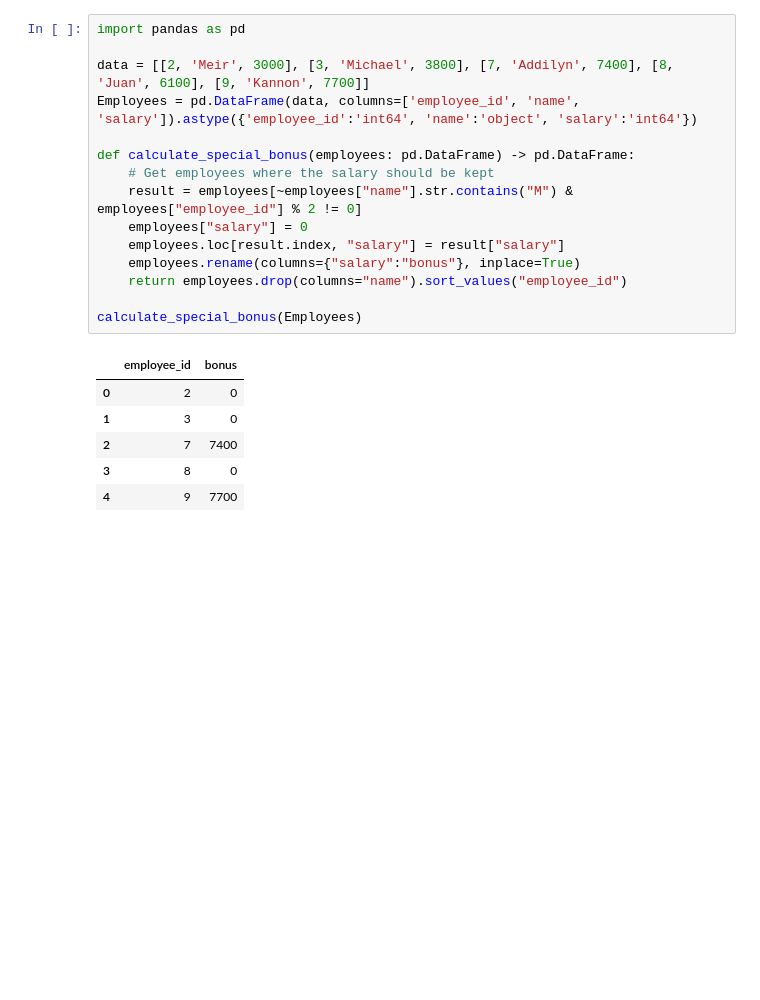
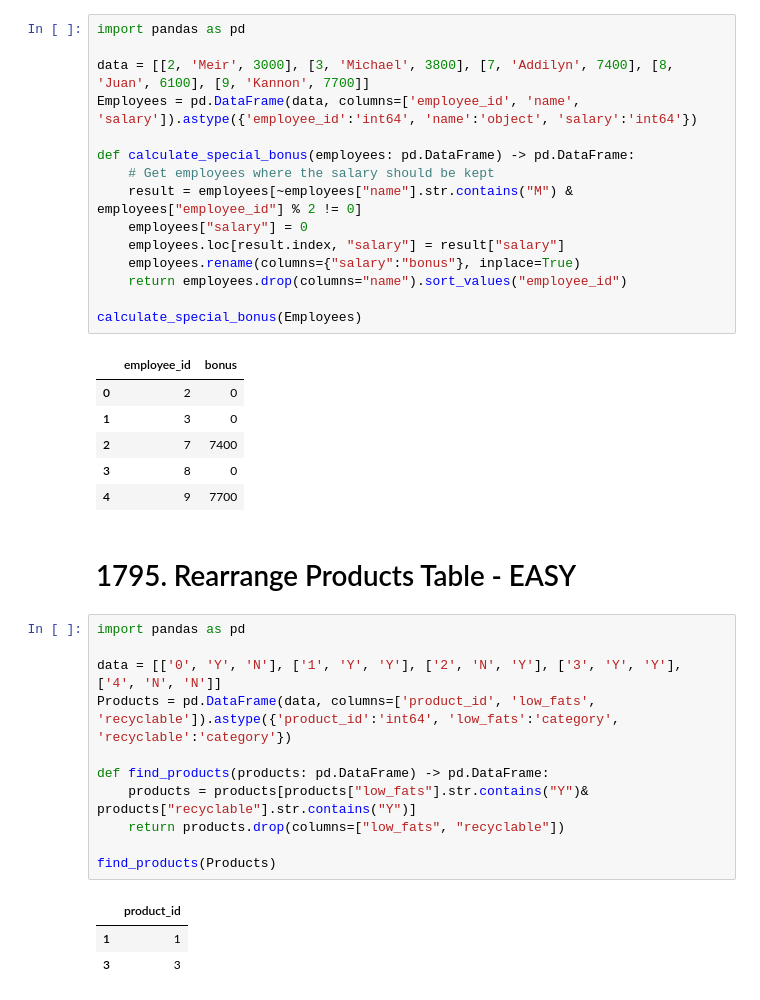
Before and after one commit to d3nnis2001/LeetCode, a Jupyter notebook: august2023.ipynb, the cells around one changed output. Saved outputs shown, nothing was run; the diff lists cells and outputs as text; blank space fills up the shorter version.

```diff
--- a/august2023.ipynb
+++ b/august2023.ipynb
@@ -1327,3 +1327,20 @@ calculate_special_bonus(Employees)
 | 2 | 7 | 7400 |
 | 3 | 8 | 0 |
 | 4 | 9 | 7700 |
+# %% [markdown]
+# 1795. Rearrange Products Table - EASY
+# %%
+import pandas as pd
+
+data = [['0', 'Y', 'N'], ['1', 'Y', 'Y'], ['2', 'N', 'Y'], ['3', 'Y', 'Y'], ['4', 'N', 'N']]
+Products = pd.DataFrame(data, columns=['product_id', 'low_fats', 'recyclable']).astype({'product_id':'int64', 'low_fats':'category', 'recyclable':'category'})
+
+def find_products(products: pd.DataFrame) -> pd.DataFrame:
+    products = products[products["low_fats"].str.contains("Y")& products["recyclable"].str.contains("Y")]
+    return products.drop(columns=["low_fats", "recyclable"])
+
+find_products(Products)
+# %% [output]
+|  | product_id |
+| 1 | 1 |
+| 3 | 3 |
```
